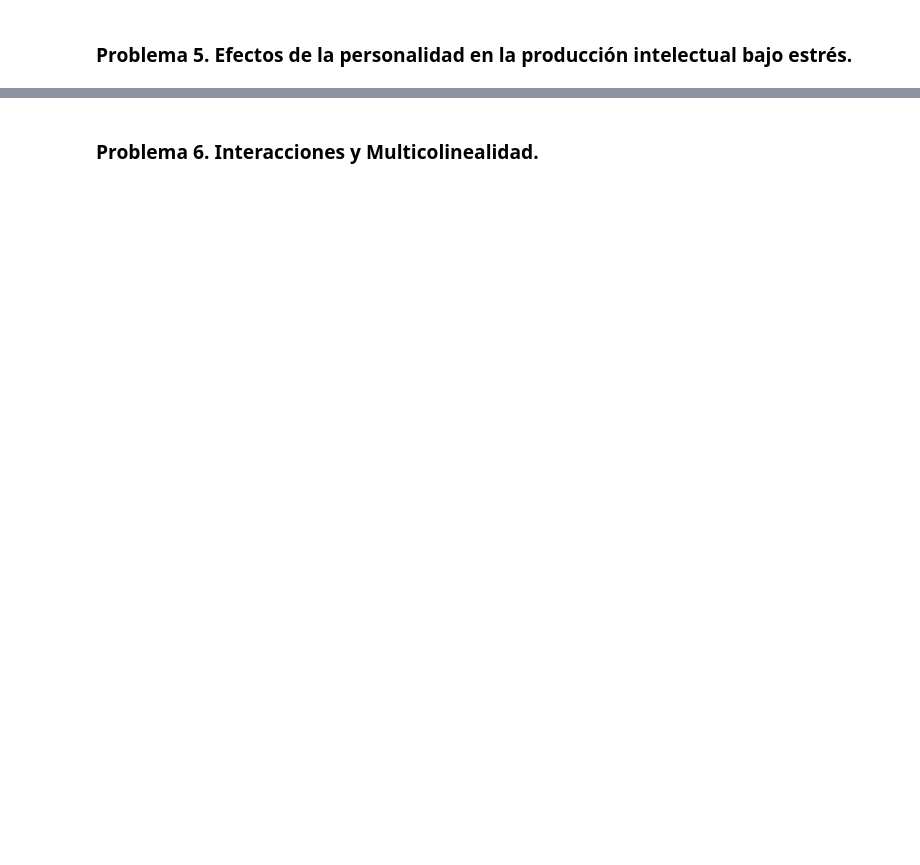
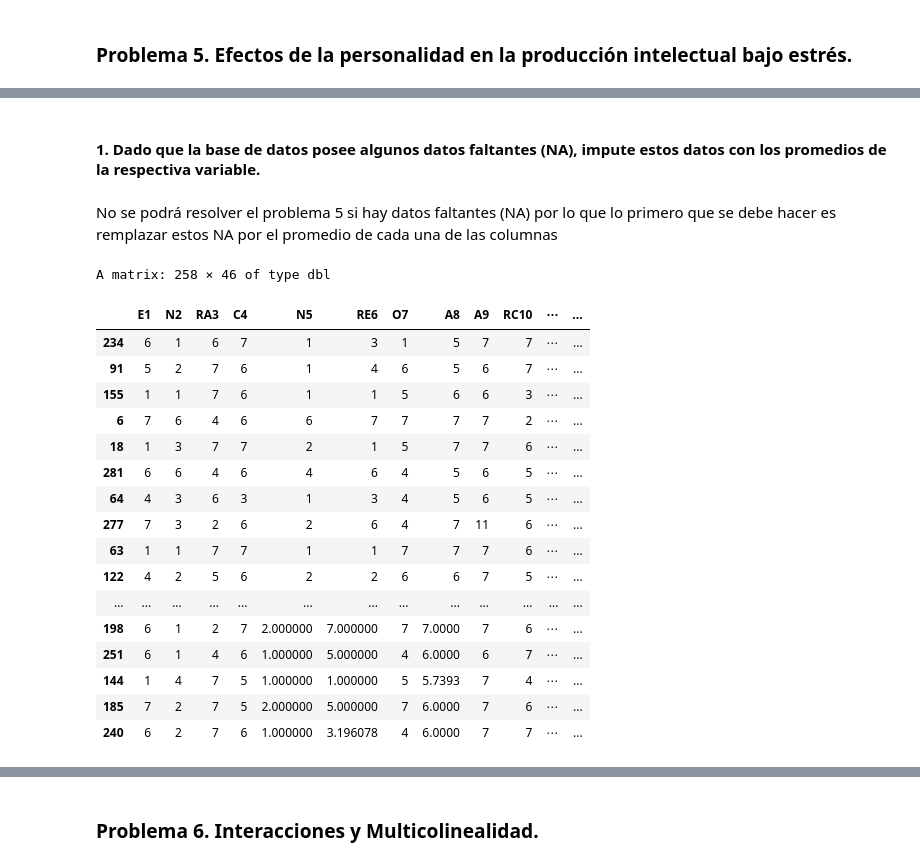
Before and after one commit to MantiMantilla/MEL-2022-2, a Jupyter notebook: Tareas/Tarea 2/Tarea 2.ipynb, the cells around one changed output, grey strips where cells are left out. Drawn from its saved outputs; the diff is of its cells as text; code cells hidden in the pictures; blank space fills up the shorter version.

```diff
--- a/Tareas/Tarea 2/Tarea 2.ipynb
+++ b/Tareas/Tarea 2/Tarea 2.ipynb
@@ -918,0 +928,38 @@ Lo anterior quiere decir que con un nivel de confianza del $95 \%$, si un trabaj
+# %% [markdown]
+#### 1. Dado que la base de datos posee algunos datos faltantes (NA), impute estos datos con los promedios de la respectiva variable.
+# %% [markdown]
+No se podrá resolver el problema 5 si hay datos faltantes (NA) por lo que lo primero que se debe hacer es remplazar estos NA por el promedio de cada una de las columnas
+# %%
+data=read.table("Archivos/personality_scores.txt",head=T)
+m=as.matrix(data)
+
+col <- ncol(m)
+fil <- nrow(m)
+
+for(i in 1:fil){
+  for(j in 1:col) {
+    if(is.na(m[i,j])){
+      m[i,j] = mean(as.matrix(m[,j]),na.rm = T)
+    }
+  }
+}
+m
+# %% [output]
+A matrix: 258 × 46 of type dbl
+|  | E1 | N2 | RA3 | C4 | N5 | RE6 | O7 | A8 | A9 | RC10 | ⋯ | ... |
+| 234 | 6 | 1 | 6 | 7 | 1 | 3 | 1 | 5 | 7 | 7 | ⋯ | ... |
+| 91 | 5 | 2 | 7 | 6 | 1 | 4 | 6 | 5 | 6 | 7 | ⋯ | ... |
+| 155 | 1 | 1 | 7 | 6 | 1 | 1 | 5 | 6 | 6 | 3 | ⋯ | ... |
+| 6 | 7 | 6 | 4 | 6 | 6 | 7 | 7 | 7 | 7 | 2 | ⋯ | ... |
+| 18 | 1 | 3 | 7 | 7 | 2 | 1 | 5 | 7 | 7 | 6 | ⋯ | ... |
+| 281 | 6 | 6 | 4 | 6 | 4 | 6 | 4 | 5 | 6 | 5 | ⋯ | ... |
+| 64 | 4 | 3 | 6 | 3 | 1 | 3 | 4 | 5 | 6 | 5 | ⋯ | ... |
+| 277 | 7 | 3 | 2 | 6 | 2 | 6 | 4 | 7 | 11 | 6 | ⋯ | ... |
+| 63 | 1 | 1 | 7 | 7 | 1 | 1 | 7 | 7 | 7 | 6 | ⋯ | ... |
+| 122 | 4 | 2 | 5 | 6 | 2 | 2 | 6 | 6 | 7 | 5 | ⋯ | ... |
+| ... | ... | ... | ... | ... | ... | ... | ... | ... | ... | ... | ... | ... |
+| 198 | 6 | 1 | 2 | 7 | 2.000000 | 7.000000 | 7 | 7.0000 | 7 | 6 | ⋯ | ... |
+| 251 | 6 | 1 | 4 | 6 | 1.000000 | 5.000000 | 4 | 6.0000 | 6 | 7 | ⋯ | ... |
+| 144 | 1 | 4 | 7 | 5 | 1.000000 | 1.000000 | 5 | 5.7393 | 7 | 4 | ⋯ | ... |
+| 185 | 7 | 2 | 7 | 5 | 2.000000 | 5.000000 | 7 | 6.0000 | 7 | 6 | ⋯ | ... |
+| 240 | 6 | 2 | 7 | 6 | 1.000000 | 3.196078 | 4 | 6.0000 | 7 | 7 | ⋯ | ... |
```
Also changed, not shown: parts of 67 cells of this notebook.
